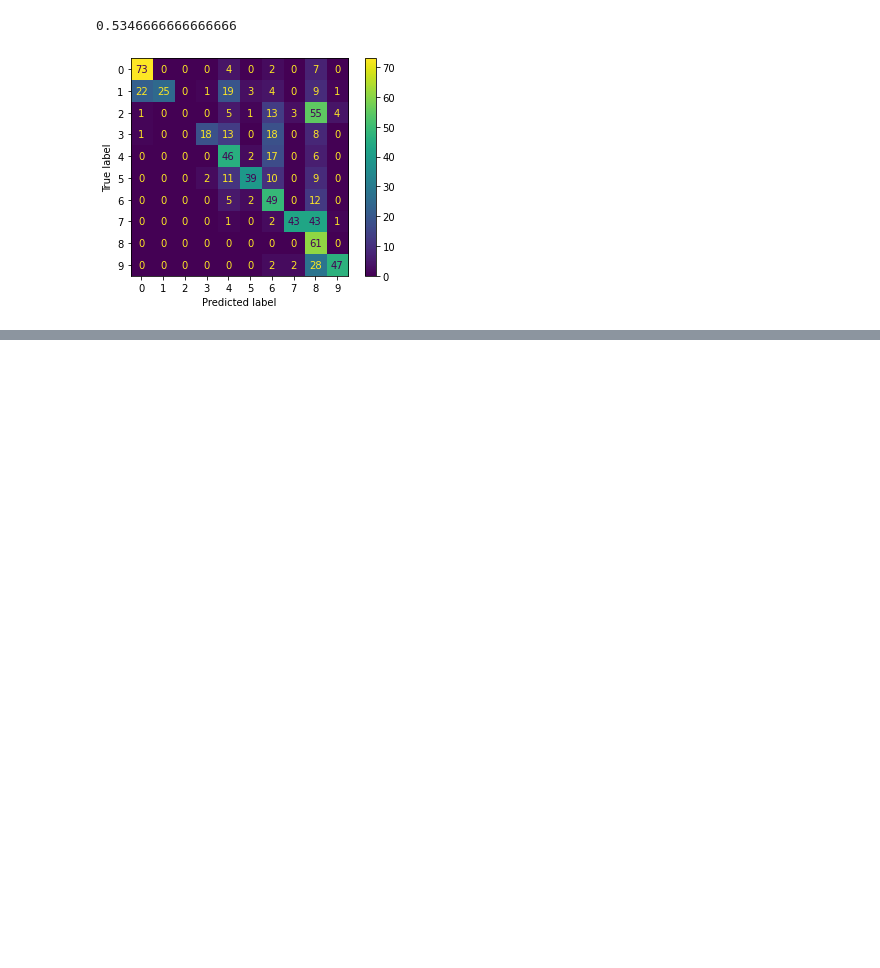
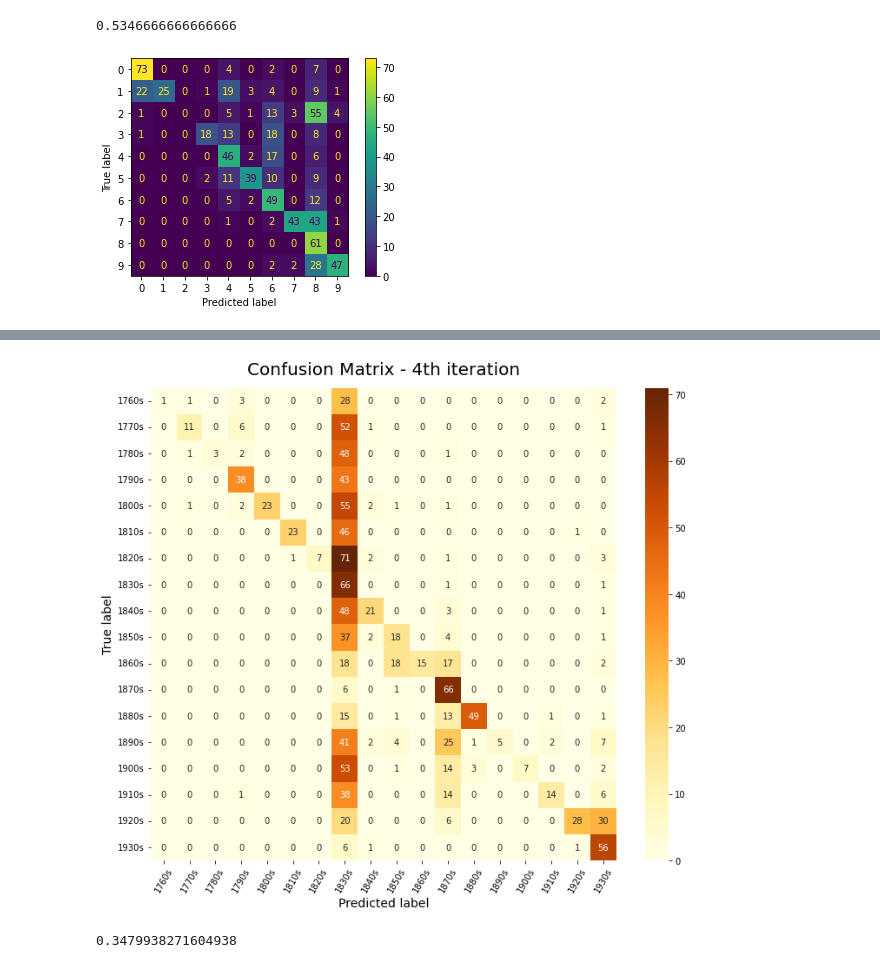
Before and after one commit to ATC-mmueller/nlp_publication_year, a Jupyter notebook: modeling.ipynb, the cells around one changed output, grey strips where cells are left out. Saved outputs shown, nothing was run; the diff lists cells and outputs as text; code cells hidden in the pictures; blank space fills up the shorter version.

```diff
--- a/modeling.ipynb
+++ b/modeling.ipynb
@@ -511,0 +465,6 @@ plt.show()
+# %%
+for author in authors_list:
+    if df.loc[df.author == author].shape[0] > 500:
+        df.loc[df.author == author] = df.loc[df.author == author].sample(500)
+# %%
+df = df.loc[~df.ch_lemma.isna()]
@@ -511,0 +488,23 @@ plt.show()
+# %%
+decades = df.decade.value_counts().index.tolist()
+decades.sort()
+# %%
+fig, ax = plt.subplots(figsize = (12,10))
+sns.heatmap(data = confusion_matrix(y_test, y_pred),
+            cmap = 'YlOrBr',
+            annot=True,
+            fmt = 'd',
+            xticklabels = decades,
+           yticklabels = decades
+           )
+
+
+#disp.plot(ax=ax, xticks_rotation=60, cmap='YlOrBr')
+plt.title('Confusion Matrix - 4th iteration', fontsize=20, pad=15.0)
+plt.xlabel('Predicted label', fontsize=14)
+plt.ylabel('True label', fontsize=14)
+plt.xticks(rotation=60)
+#plt.savefig('viz/sns_heatmap_iteration_3.png')
+plt.show()
+# %% [output]
+[figure, added]
@@ -511,0 +515,4 @@ plt.show()
+# %%
+accuracy_score(y_test, y_pred)
+# %% [output]
+0.3479938271604938
```
Also changed, not shown: parts of 73 cells of this notebook, 9 other files.
